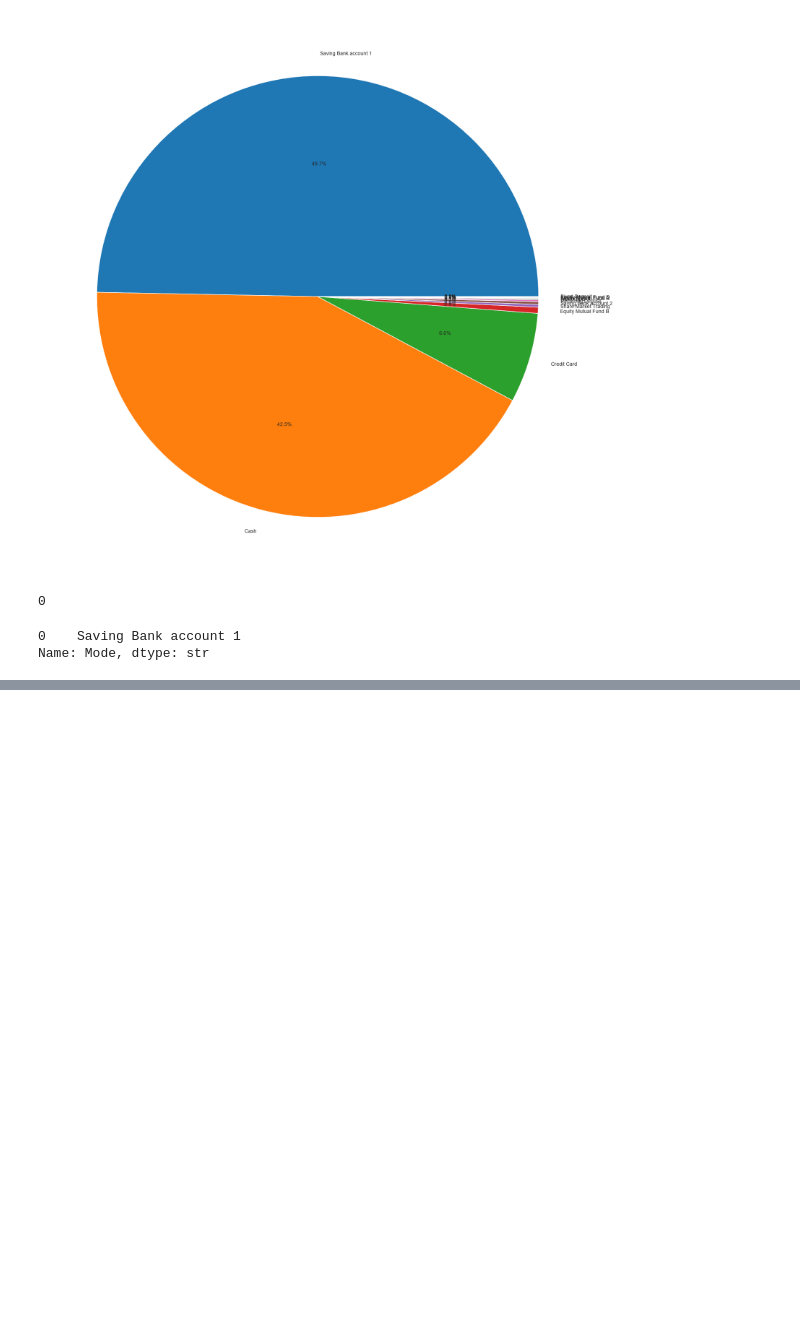
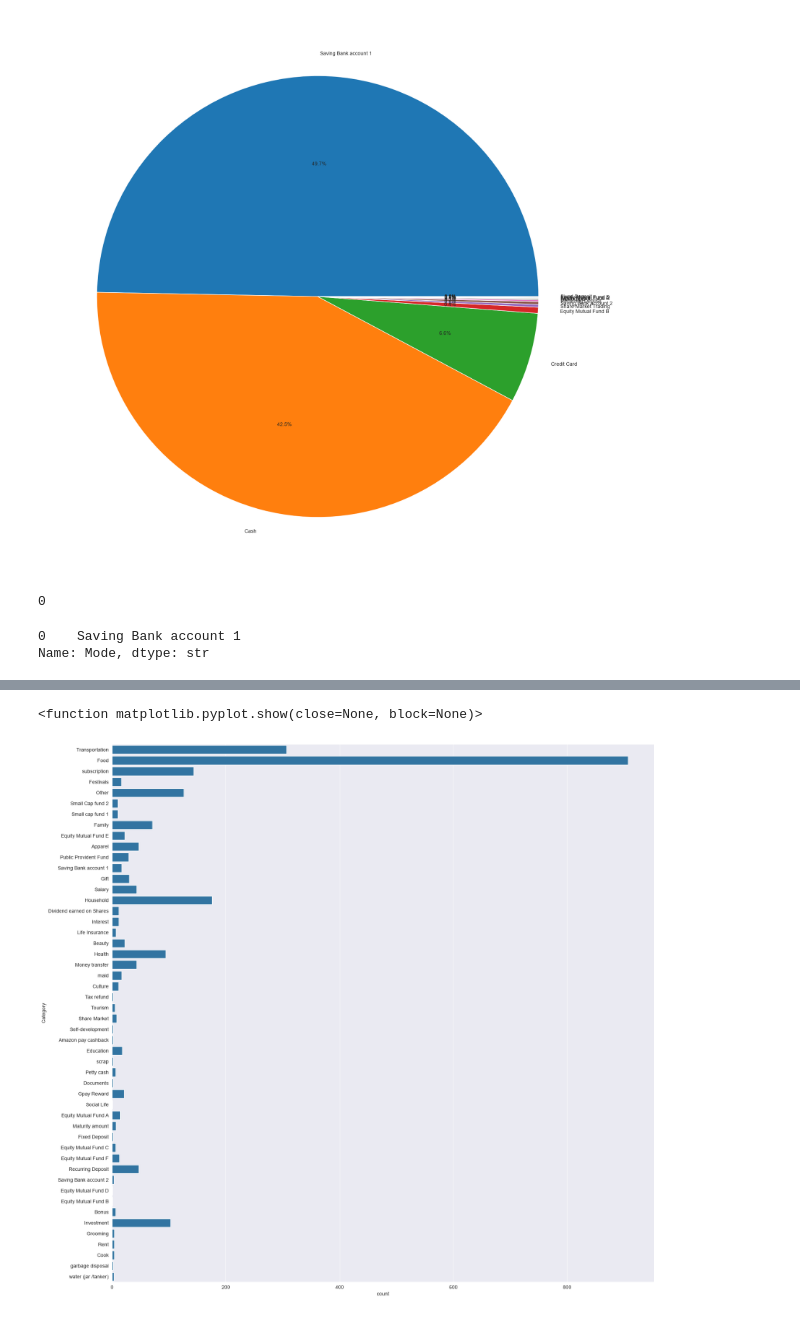
Before and after one commit to Aryan-SinghV/finbud, a Jupyter notebook: daily_expenditure.ipynb, the cells around one changed output, grey strips where cells are left out. Saved outputs shown, nothing was run; the diff lists cells and outputs as text; code cells hidden in the pictures; blank space fills up the shorter version.

Commit message:
univariate analysis on category column

```diff
--- a/daily_expenditure.ipynb
+++ b/daily_expenditure.ipynb
@@ -230,3 +230,7 @@ print(mode_of_payment.mode())
 # %% [output]
 0    Saving Bank account 1
 Name: Mode, dtype: str
+# %%
+#column name ->  category
+category = expenses['Category']
+category.sample(6)
@@ -232,0 +265,8 @@ Name: Mode, dtype: str
+# %%
+#plotting a countplot
+plt.figure(figsize=(20,20))
+sns.countplot(data=category)
+plt.show
+# %% [output]
+<function matplotlib.pyplot.show(close=None, block=None)>
+[figure, added]
```
Also changed, not shown: parts of 8 cells of this notebook.
